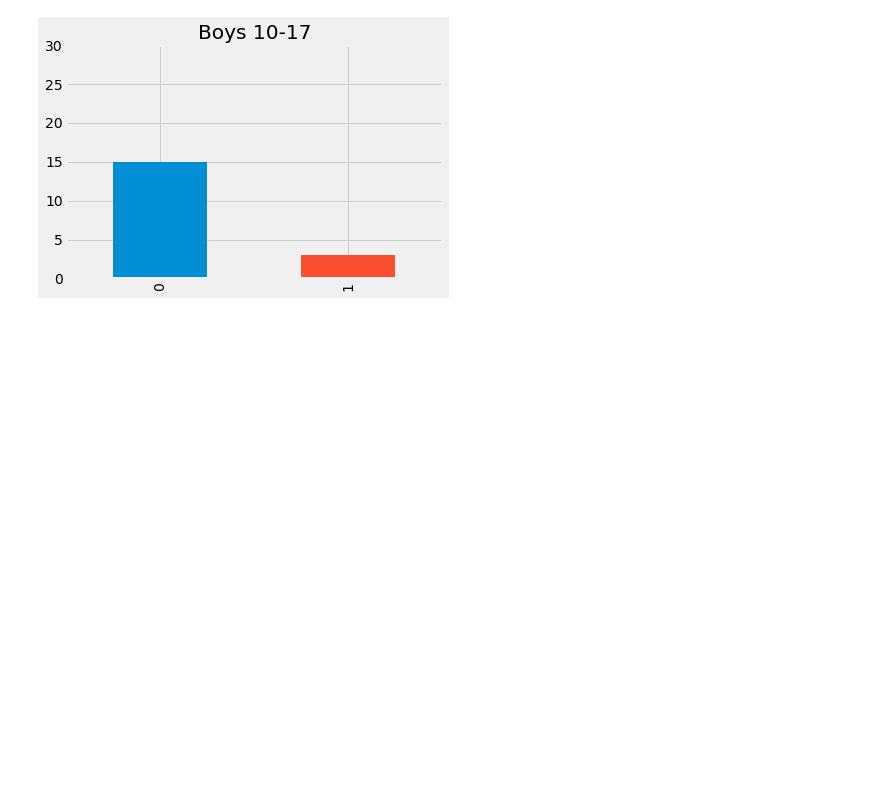
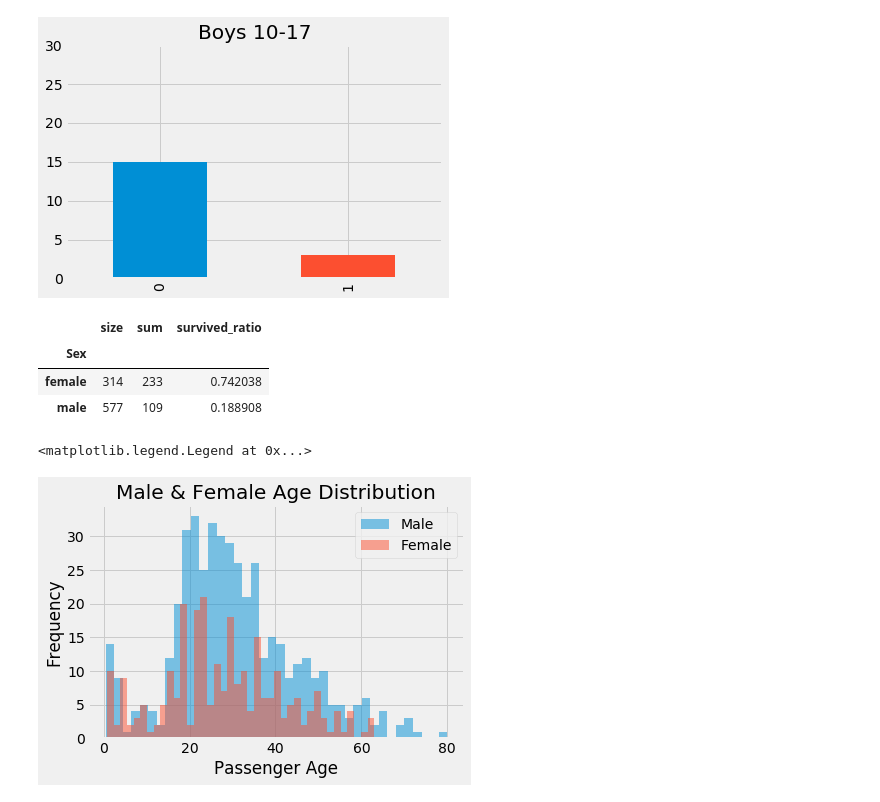
Before and after one commit to papagorgio23/Northwestern, a Jupyter notebook: 422 - Practical Machine Learning/Week 1/Discussion1.ipynb, the cells around one changed output. Drawn from its saved outputs; the diff is of its cells as text; code cells hidden in the pictures; blank space fills up the shorter version.

```diff
--- a/422 - Practical Machine Learning/Week 1/Discussion1.ipynb
+++ b/422 - Practical Machine Learning/Week 1/Discussion1.ipynb
@@ -503,0 +508,30 @@ titanic[(titanic.Sex == 'male') & (titanic.Age > 10) & (titanic.Age <17)].Surviv
+# %%
+pd.pivot_table(titanic, values='Survived', index='Sex',
+              aggfunc={'Survived': [np.sum, np.size, survived_ratio]})
+# %% [output]
+|  | size | sum | survived_ratio |
+| Sex |  |  |  |
+| female | 314 | 233 | 0.742038 |
+| male | 577 | 109 | 0.188908 |
+# %%
+# create arrays for histograms
+male_x = titanic[titanic['Sex'] == 'male'].Age.values
+female_x = titanic[titanic['Sex'] == 'female'].Age.values
+
+# plot histograms
+import warnings
+warnings.filterwarnings('ignore')
+
+# kwargs for hist
+kwargs = dict(histtype='stepfilled', alpha=0.5, bins=40)
+
+# Age histograms by sex
+plt.hist(male_x, **kwargs)
+plt.hist(female_x, **kwargs)
+plt.title('Male & Female Age Distribution')
+plt.xlabel('Passenger Age')
+plt.ylabel('Frequency')
+plt.legend(['Male', 'Female'])
+# %% [output]
+<matplotlib.legend.Legend at 0x...>
+[figure, added]
```
Also changed, not shown: parts of 34 cells of this notebook.
